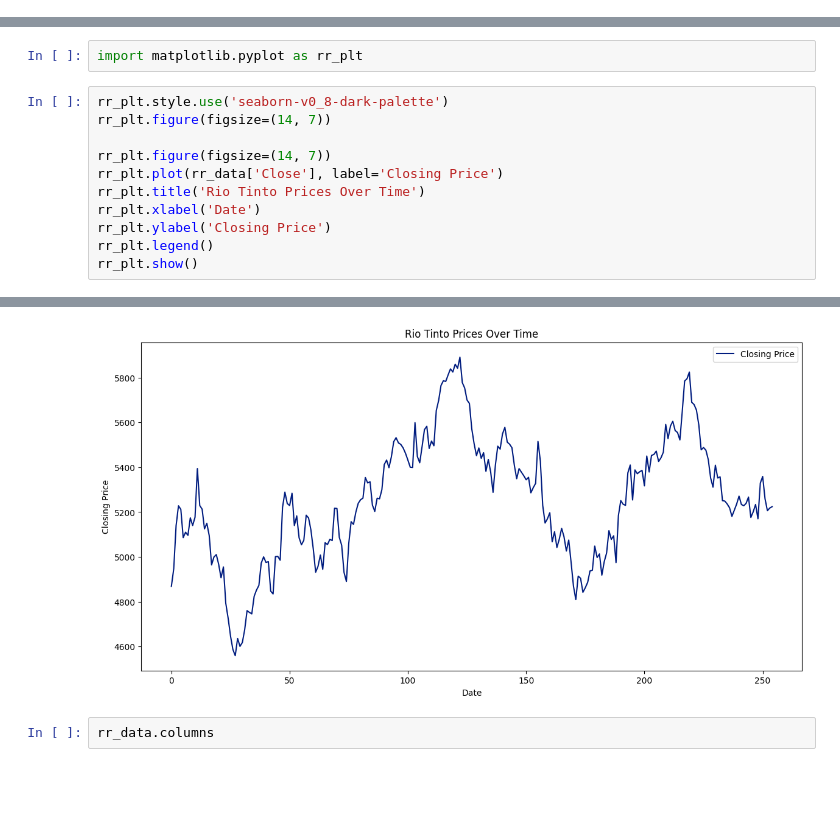
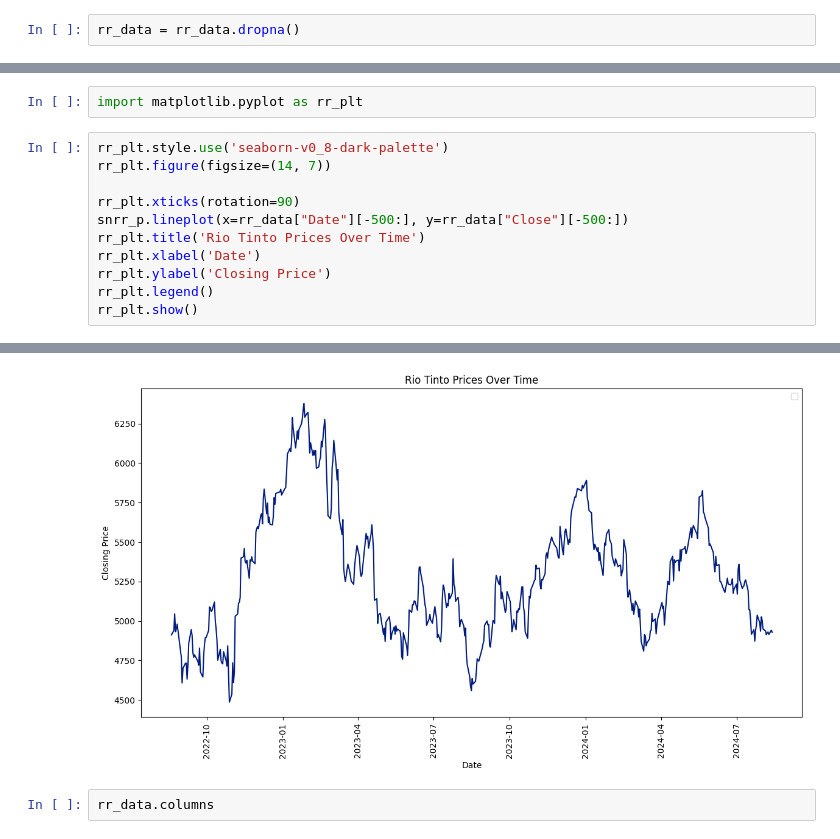
Before and after one commit to Raju-22/Project_StockMarket, a Jupyter notebook: 1)ShareMarket_and_CryptoCurrency_Project.ipynb, the cells around one changed output, grey strips where cells are left out. Saved outputs shown, nothing was run; the diff lists cells and outputs as text; blank space fills up the shorter version.

```diff
--- a/1)ShareMarket_and_CryptoCurrency_Project.ipynb
+++ b/1)ShareMarket_and_CryptoCurrency_Project.ipynb
@@ -167,3 +180,5 @@ rr_data.shape
+# %%
+rr_data = rr_data.dropna()
 # %%
 print(rr_data.isnull().sum())
 # %% [output]
@@ -204,8 +219,8 @@ import matplotlib.pyplot as rr_plt
 rr_plt.style.use('seaborn-v0_8-dark-palette')
 rr_plt.figure(figsize=(14, 7))
 
-rr_plt.figure(figsize=(14, 7))
-rr_plt.plot(rr_data['Close'], label='Closing Price')
+rr_plt.xticks(rotation=90)
+snrr_p.lineplot(x=rr_data["Date"][-500:], y=rr_data["Close"][-500:])
 rr_plt.title('Rio Tinto Prices Over Time')
 rr_plt.xlabel('Date')
 rr_plt.ylabel('Closing Price')
@@ -216,4 +231,4 @@ rr_plt.show()
-[figure, old version]
+[figure, new version]
 # %%
 rr_data.columns
 # %% [output]
```
Also changed, not shown: parts of 144 cells of this notebook.
